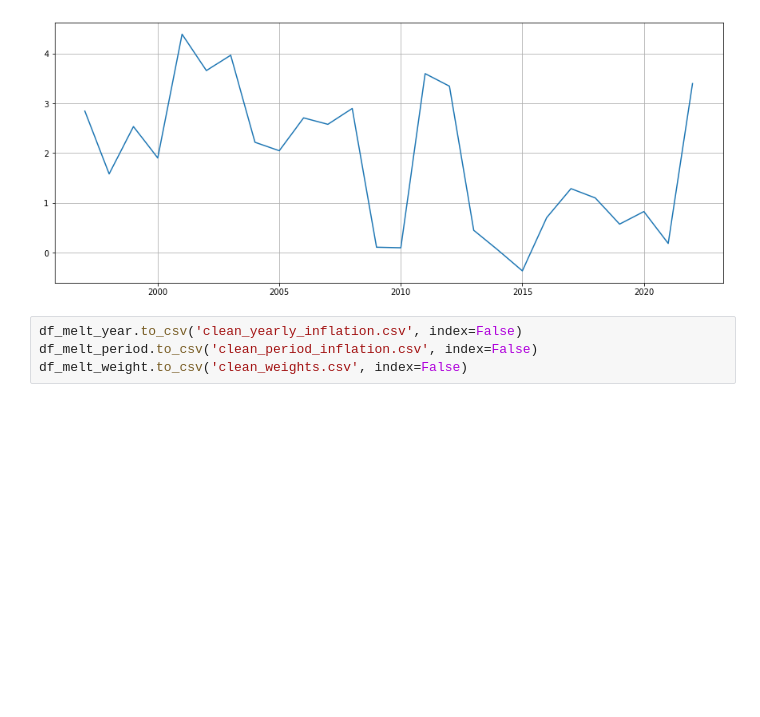
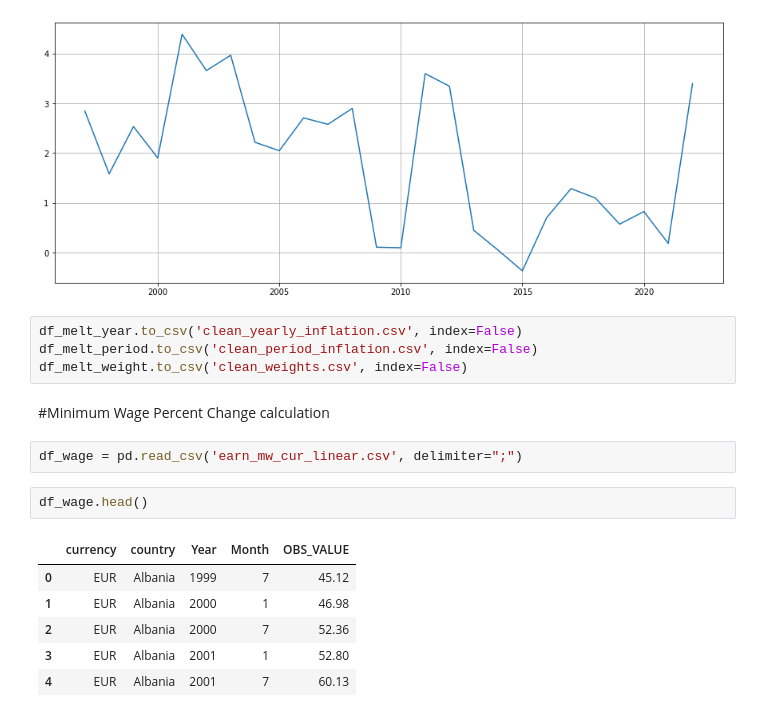
Before and after one commit to pccostapt/european-inflation, a Jupyter notebook: European_Inflation.ipynb, the cells around one changed output. Saved outputs shown, nothing was run; the diff lists cells and outputs as text; blank space fills up the shorter version.

```diff
--- a/European_Inflation.ipynb
+++ b/European_Inflation.ipynb
@@ -169,3 +187,16 @@ plt.show()
 df_melt_year.to_csv('clean_yearly_inflation.csv', index=False)
 df_melt_period.to_csv('clean_period_inflation.csv', index=False)
 df_melt_weight.to_csv('clean_weights.csv', index=False)
+# %% [markdown]
+#Minimum Wage Percent Change calculation
+# %%
+df_wage = pd.read_csv('earn_mw_cur_linear.csv', delimiter=";")
+# %%
+df_wage.head()
+# %% [output]
+|  | currency | country | Year | Month | OBS_VALUE |
+| 0 | EUR | Albania | 1999 | 7 | 45.12 |
+| 1 | EUR | Albania | 2000 | 1 | 46.98 |
+| 2 | EUR | Albania | 2000 | 7 | 52.36 |
+| 3 | EUR | Albania | 2001 | 1 | 52.80 |
+| 4 | EUR | Albania | 2001 | 7 | 60.13 |
```
Also changed, not shown: parts of 10 cells of this notebook, 6 other files.
